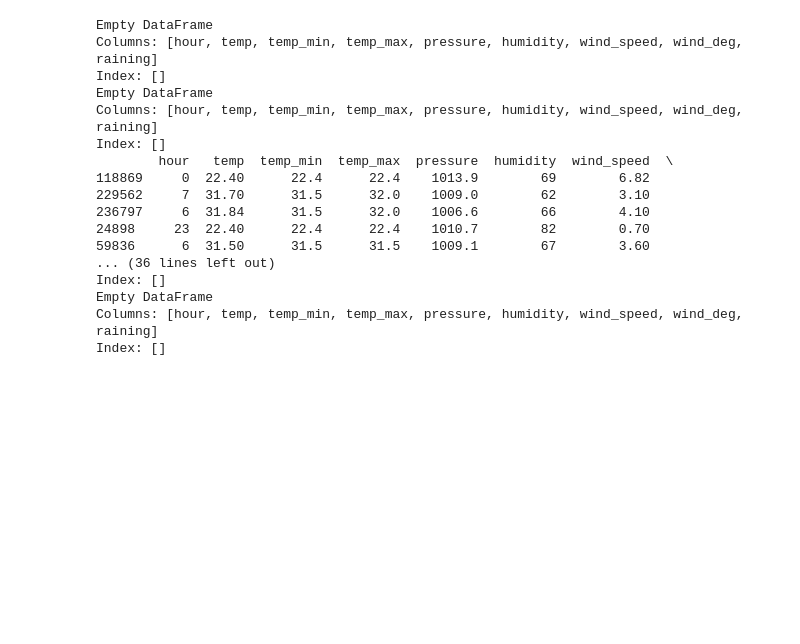
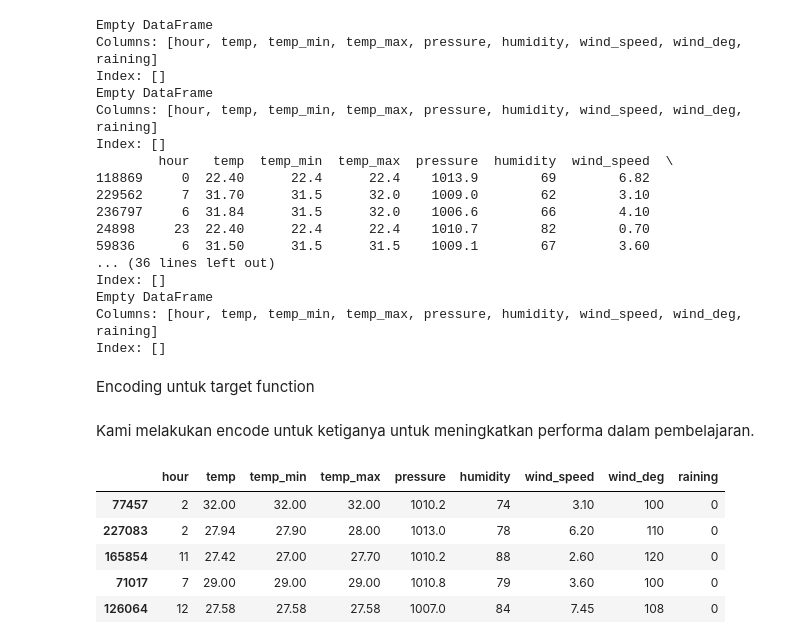
Before and after one commit to daffarg/tugas-praktikum-ml, a Jupyter notebook: PraktikumIF3270_M1_13520118_13520145.ipynb, the cells around one changed output. Saved outputs shown, nothing was run; the diff lists cells and outputs as text; code cells hidden in the pictures; blank space fills up the shorter version.

```diff
--- a/PraktikumIF3270_M1_13520118_13520145.ipynb
+++ b/PraktikumIF3270_M1_13520118_13520145.ipynb
@@ -608,3 +609,32 @@ Index: []
 Empty DataFrame
 Columns: [hour, temp, temp_min, temp_max, pressure, humidity, wind_speed, wind_deg, raining]
 Index: []
+# %% [markdown]
+Encoding untuk target function
+# %% [markdown]
+Kami melakukan encode untuk ketiganya untuk meningkatkan performa dalam pembelajaran.
+# %%
+# inisialisasi label encoder
+le = LabelEncoder()
+# encoding kolom kategorikal
+df_train["raining"] = le.fit_transform(df_train["raining"].astype(str))
+#Melakukan pemeriksaan hasil
+
+# encoding kolom kategorikal
+df_test["raining"] = le.fit_transform(df_test["raining"].astype(str))
+#Melakukan pemeriksaan hasil
+
+# encoding kolom kategorikal
+df_val["raining"] = le.fit_transform(df_val["raining"].astype(str))
+#Melakukan pemeriksaan hasil
+
+df_train.head()
+df_test.head()
+df_val.head()
+# %% [output]
+|  | hour | temp | temp_min | temp_max | pressure | humidity | wind_speed | wind_deg | raining |
+| 77457 | 2 | 32.00 | 32.00 | 32.00 | 1010.2 | 74 | 3.10 | 100 | 0 |
+| 227083 | 2 | 27.94 | 27.90 | 28.00 | 1013.0 | 78 | 6.20 | 110 | 0 |
+| 165854 | 11 | 27.42 | 27.00 | 27.70 | 1010.2 | 88 | 2.60 | 120 | 0 |
+| 71017 | 7 | 29.00 | 29.00 | 29.00 | 1010.8 | 79 | 3.60 | 100 | 0 |
+| 126064 | 12 | 27.58 | 27.58 | 27.58 | 1007.0 | 84 | 7.45 | 108 | 0 |
```
Also changed, not shown: parts of 1 cell of this notebook.
